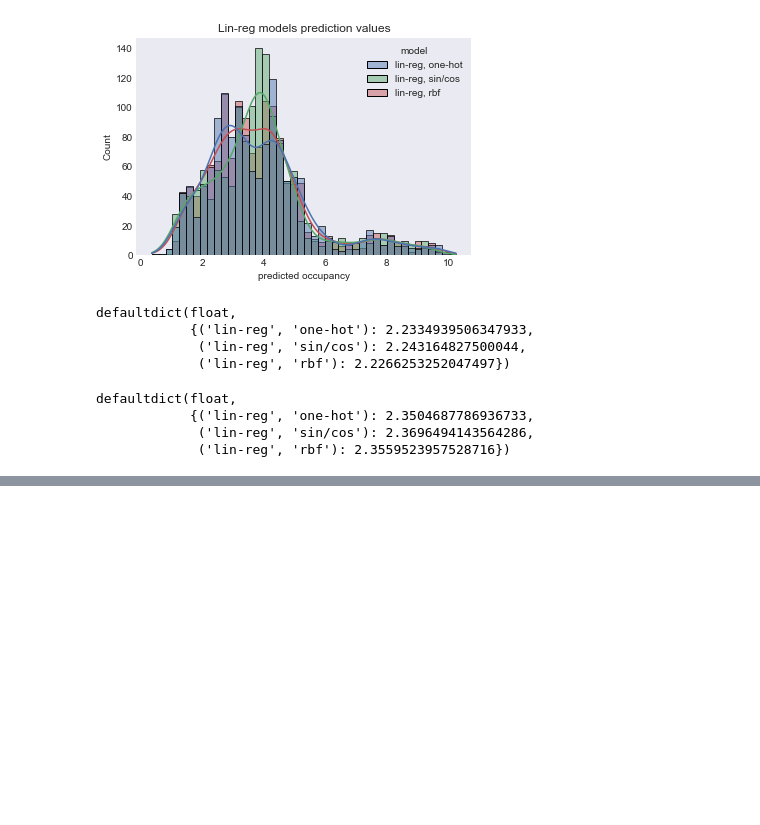
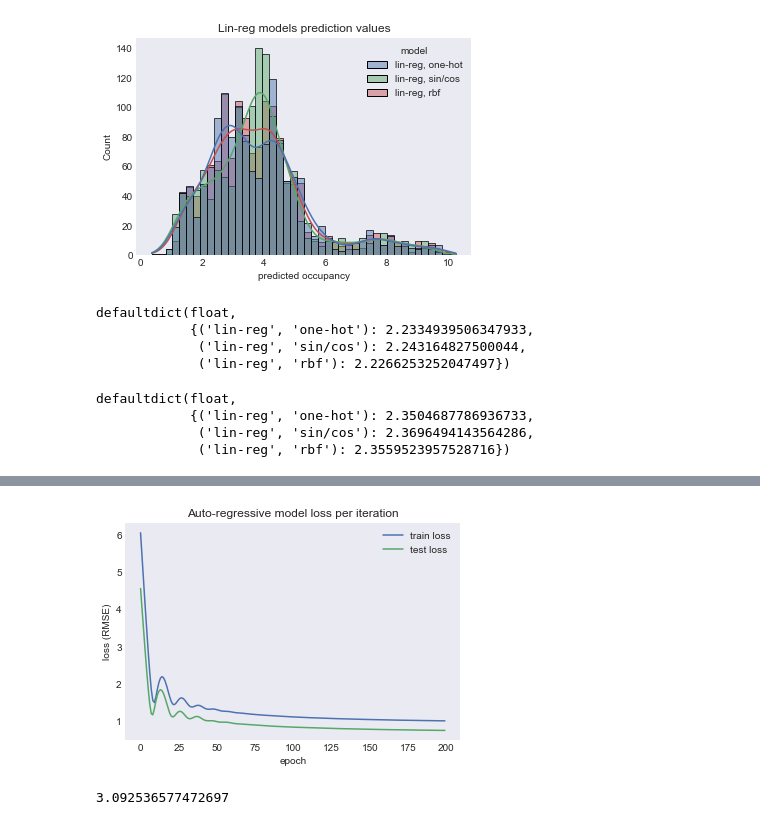
Before and after one commit to pndang/CSE158, a Jupyter notebook: assignment2/predictive_analysis.ipynb, the cells around one changed output, grey strips where cells are left out. Cells and saved outputs as stored; diff of their text form; code cells hidden in the pictures; blank space fills up the shorter version.

Commit message:
add auto-regressive model

```diff
--- a/assignment2/predictive_analysis.ipynb
+++ b/assignment2/predictive_analysis.ipynb
@@ -253,0 +284,17 @@ defaultdict(float,
+# %%
+# Instantiate autoregression model
+
+agModel = nn.Linear(T, 1)
+# %%
+# Loss and optimizer
+
+criterion = nn.MSELoss()
+optimizer = torch.optim.Adam(agModel.parameters(), lr=0.01)
+# %%
+# Make inputs and targets
+
+threshold = int(len(X)*0.5)
+XTrain = torch.from_numpy(X[:threshold].astype(np.float32))
+yTrain = torch.from_numpy(y[:threshold].astype(np.float32))
+XTest = torch.from_numpy(X[threshold:].astype(np.float32))
+yTest = torch.from_numpy(y[threshold:].astype(np.float32))
@@ -253,0 +365,8 @@ defaultdict(float,
+# %%
+trainLosses, testLosses = gradient_descent(agModel,
+                                           criterion,
+                                           optimizer,
+                                           XTrain,
+                                           yTrain,
+                                           XTest,
+                                           yTest)
@@ -253,0 +391,12 @@ defaultdict(float,
+# %%
+# Plot loss per iteration
+
+plt.plot(trainLosses, label='train loss')
+plt.plot(testLosses, label='test loss')
+plt.title('Auto-regressive model loss per iteration')
+plt.xlabel('epoch')
+plt.ylabel('loss (RMSE)')
+plt.legend()
+plt.show()
+# %% [output]
+[figure, added]
@@ -253,0 +422,4 @@ defaultdict(float,
+# %%
+agRMSE
+# %% [output]
+3.092536577472697
```
Also changed, not shown: parts of 18 cells of this notebook, 2 other files.
